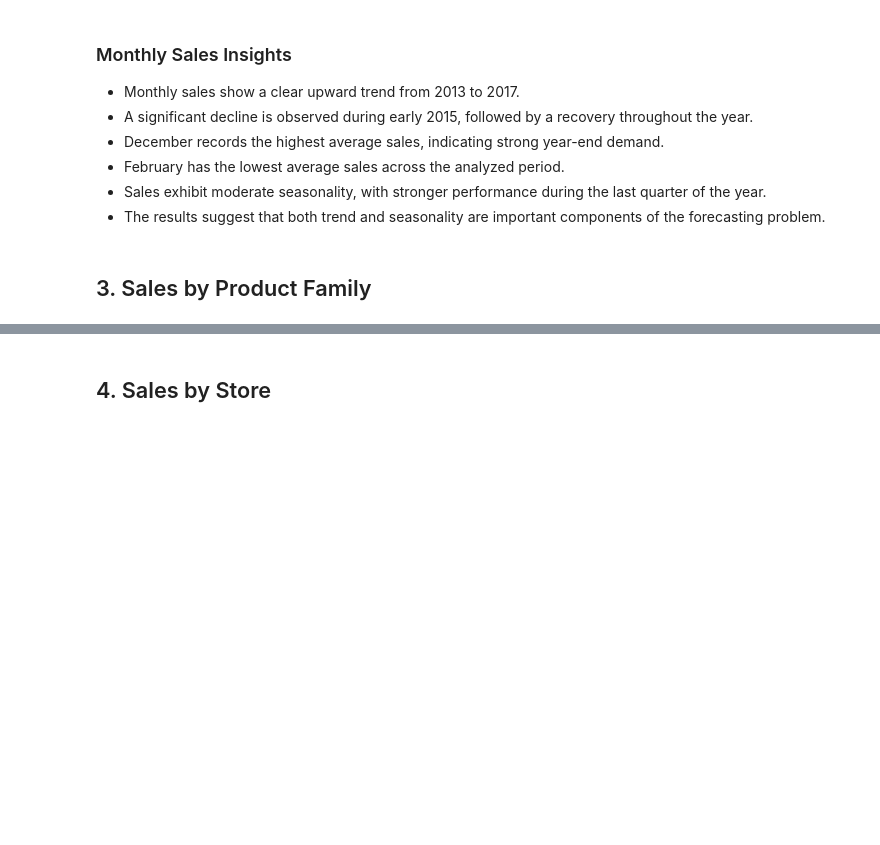
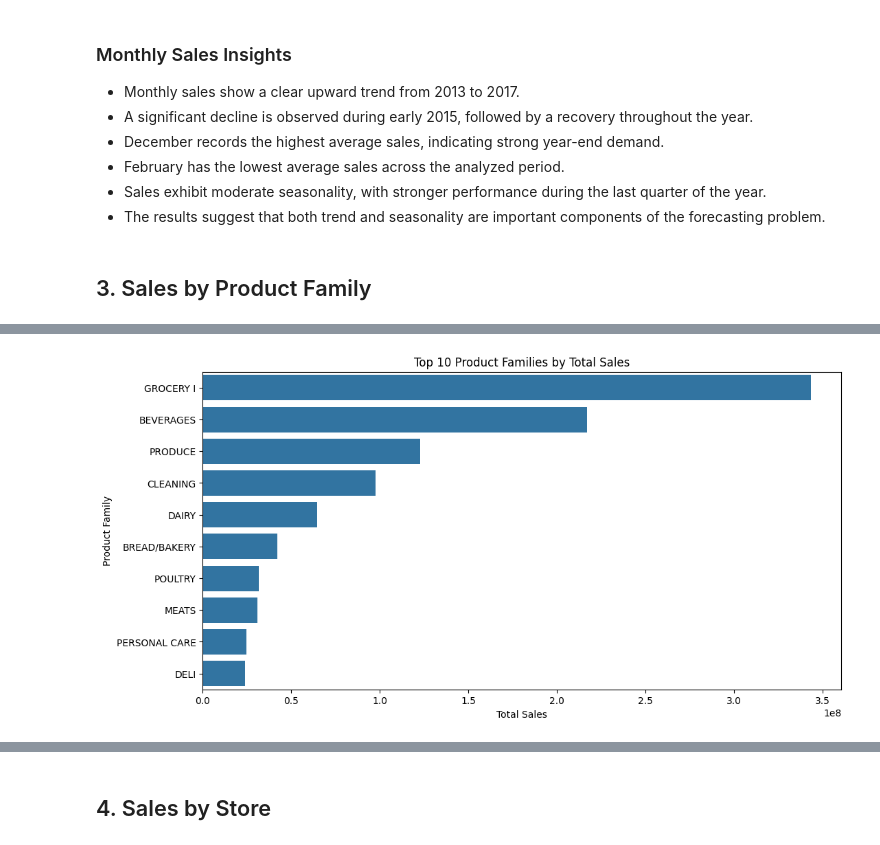
Before and after one commit to Edugar97/retail-demand-forecasting, a Jupyter notebook: notebooks/01_data_understanding.ipynb, the cells around one changed output, grey strips where cells are left out. Saved outputs shown, nothing was run; the diff lists cells and outputs as text; code cells hidden in the pictures; blank space fills up the shorter version.

```diff
--- a/notebooks/01_data_understanding.ipynb
+++ b/notebooks/01_data_understanding.ipynb
@@ -374,3 +374,12 @@ plt.show()
 - The results suggest that both trend and seasonality are important components of the forecasting problem.
 # %% [markdown]
 ## 3. Sales by Product Family
+# %%
+family_sales = (
+    df.groupby('family')['sales']
+      .sum()
+      .sort_values(ascending=False)
+      .reset_index()
+)
+
+family_sales.head()
@@ -376,0 +393,18 @@ plt.show()
+# %%
+top_10_families = family_sales.head(10)
+
+plt.figure(figsize=(12,6))
+
+sns.barplot(
+    data=top_10_families,
+    x='sales',
+    y='family'
+)
+
+plt.title('Top 10 Product Families by Total Sales')
+plt.xlabel('Total Sales')
+plt.ylabel('Product Family')
+
+plt.show()
+# %% [output]
+[figure, added]
```
Also changed, not shown: parts of 30 cells of this notebook.
